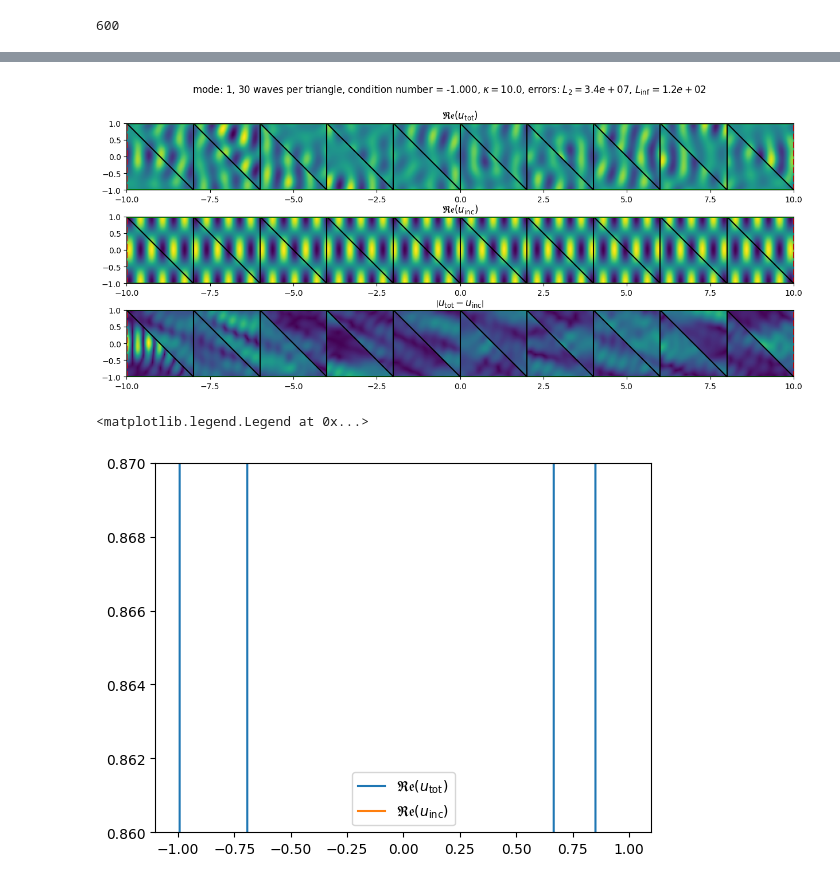
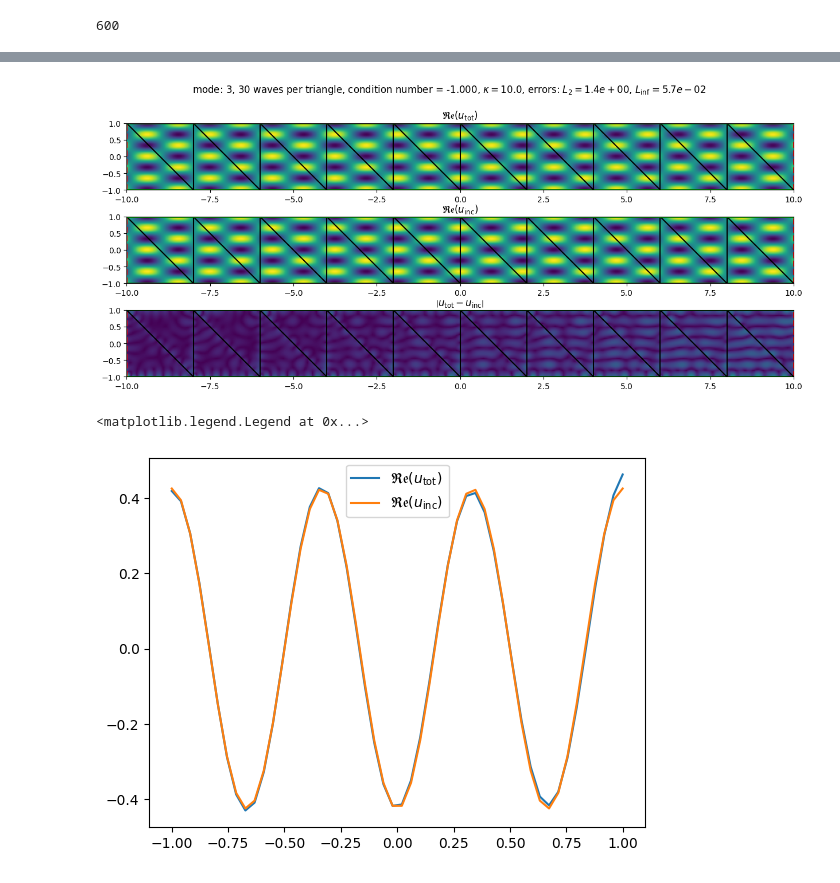
Before and after one commit to MPenaR/UWVFTrefftz, a Jupyter notebook: src/UWVF_Trefftz_demo_full_sides.ipynb, the cells around one changed output, grey strips where cells are left out. Drawn from its saved outputs; the diff is of its cells as text; code cells hidden in the pictures.

Commit message:
finally, inner fluxes were correct, plotting was not

```diff
--- a/src/UWVF_Trefftz_demo_full_sides.ipynb
+++ b/src/UWVF_Trefftz_demo_full_sides.ipynb
@@ -163,12 +178,15 @@ kappa_i = 5.
 # Nth
 # %%
 Nth = 30
-th = 0.
+th = np.pi/10
+N1 = 45
+N2 = 45
 V = TrefftzSpace(Omega, Nth, {"Omega_i" : kappa_i , "Omega_e" : kappa_e}, th )
+#V = TrefftzSpace(Omega, [N1,N2], {"Omega_i" : kappa_i , "Omega_e" : kappa_e}, th )
 # %%
 
 
-a, b, d1, d2 = 0.5, 0.5, 0.5, 0.5
+a, b, d1, d2 = 0.5, 0.5, 0.5, 0
 
 #A = AssembleMatrix(V, Edges, kappa_e, H, a, b, d1, d2, Np=15)
 A = AssembleMatrix_full_sides(V, Edges, kappa_e, H, a, b, d1, d2, Np=15)
@@ -186,5 +215,5 @@ plt.imshow(np.abs(A), cmap='bone')
 # %%
-t = 1
+t = 3
 B = AssembleRHS(V, Edges, kappa_e, H, d2, t=t, full_sides=True)
 # %%
 DOFs = np.linalg.solve(A,B)
@@ -263,14 +302,14 @@ ax[2].set_title('$\\left\\vert u_\\mathrm{tot}-u_\\mathrm{inc}\\right\\vert$')
 
 save = False
 if save:
-    plt.savefig(f'both_{t}_{Nth}_d2.png')
+    plt.savefig(f'mode_{t}_{Nth}_nod2_no_wave_in_basis.png')
 # %% [output]
-[figure, old version]
+[figure, new version]
 # %%
 plt.plot(y,np.real(Z[:,0]), label='$\\mathfrak{Re}\\left(u_\\mathrm{tot}\\right)$')
 plt.plot(y,np.real(Z_inc[:,0]), label='$\\mathfrak{Re}\\left(u_\\mathrm{inc}\\right)$')
-plt.ylim([0.86,0.87])
+
 plt.legend()
 # %% [output]
 <matplotlib.legend.Legend at 0x...>
-[figure, old version]
+[figure, new version]
```
Also changed, not shown: parts of 7 cells of this notebook, 11 other files.
